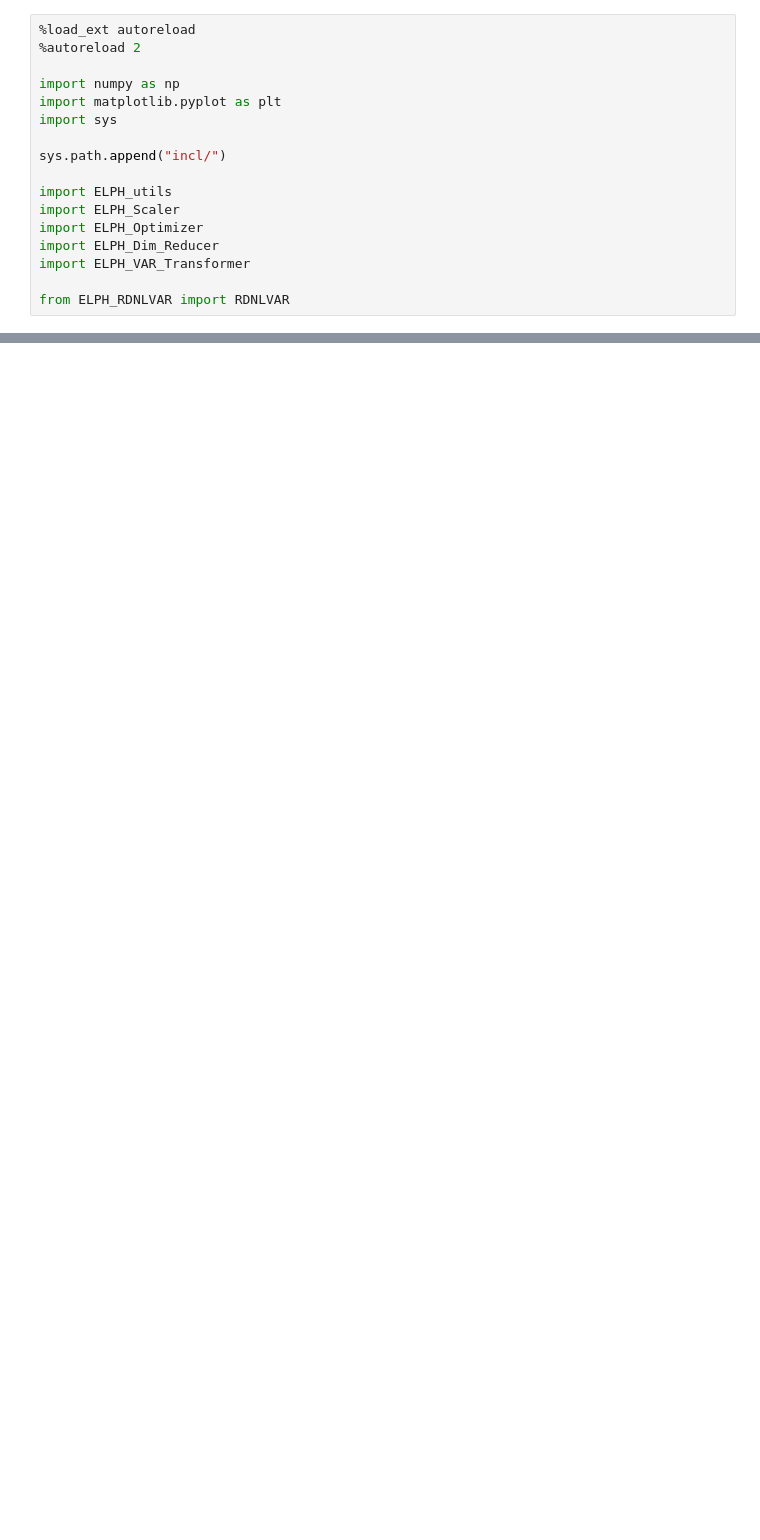
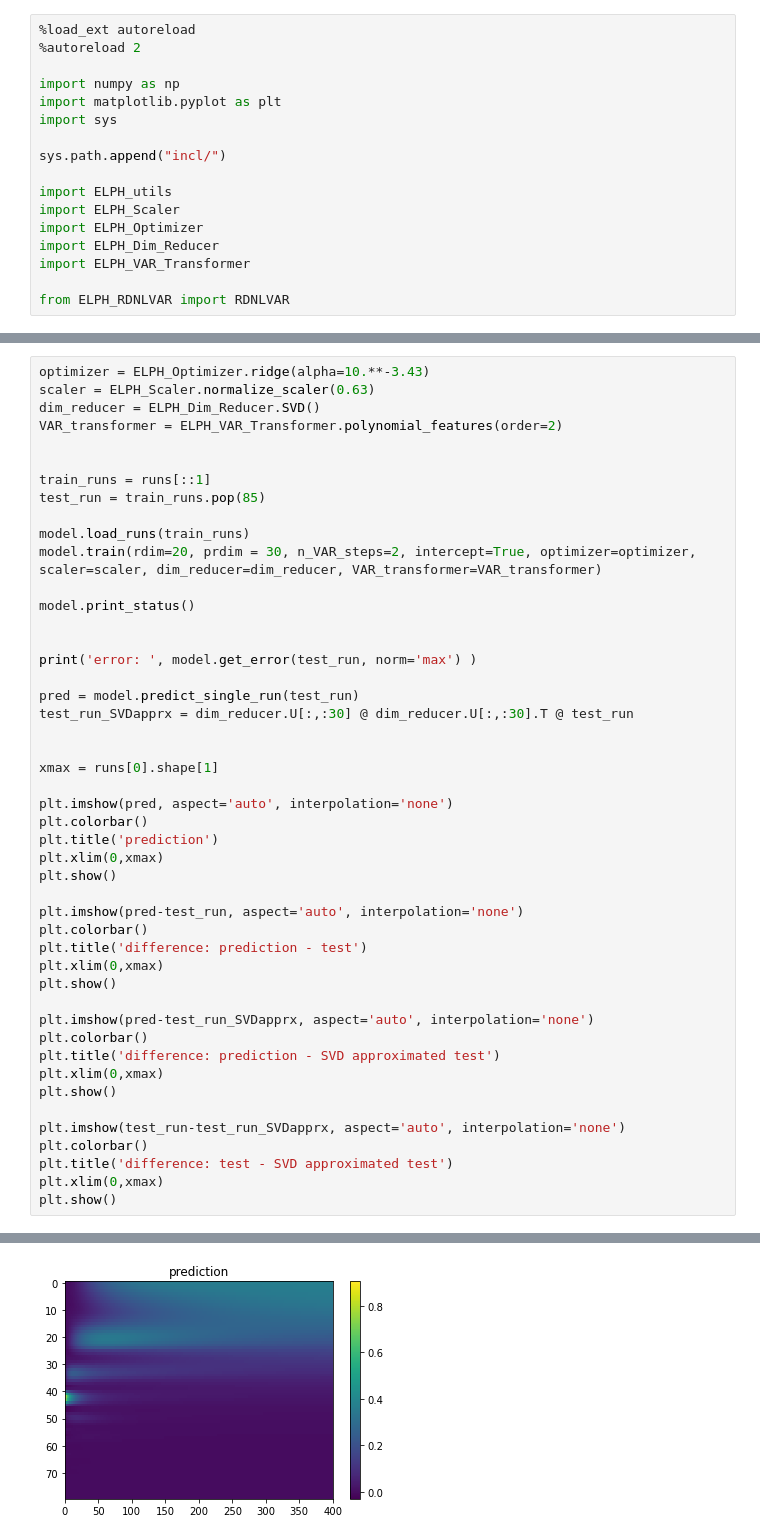
Before and after one commit to stmeinecke/derrom, a Jupyter notebook: ELPH-ML_RDNLVAR.ipynb, the cells around one changed output, grey strips where cells are left out. Cells and saved outputs as stored; diff of their text form; blank space fills up the shorter version.

```diff
--- a/ELPH-ML_RDNLVAR.ipynb
+++ b/ELPH-ML_RDNLVAR.ipynb
@@ -113,0 +126,48 @@ nan
+# %%
+optimizer = ELPH_Optimizer.ridge(alpha=10.**-3.43)
+scaler = ELPH_Scaler.normalize_scaler(0.63)
+dim_reducer = ELPH_Dim_Reducer.SVD()
+VAR_transformer = ELPH_VAR_Transformer.polynomial_features(order=2)
+
+
+train_runs = runs[::1]
+test_run = train_runs.pop(85)
+
+model.load_runs(train_runs)
+model.train(rdim=20, prdim = 30, n_VAR_steps=2, intercept=True, optimizer=optimizer, scaler=scaler, dim_reducer=dim_reducer, VAR_transformer=VAR_transformer)
+
+model.print_status()
+
+
+print('error: ', model.get_error(test_run, norm='max') )
+
+pred = model.predict_single_run(test_run)
+test_run_SVDapprx = dim_reducer.U[:,:30] @ dim_reducer.U[:,:30].T @ test_run
+
+
+xmax = runs[0].shape[1]
+
+plt.imshow(pred, aspect='auto', interpolation='none')
+plt.colorbar()
+plt.title('prediction')
+plt.xlim(0,xmax)
+plt.show()
+
+plt.imshow(pred-test_run, aspect='auto', interpolation='none')
+plt.colorbar()
+plt.title('difference: prediction - test')
+plt.xlim(0,xmax)
+plt.show()
+
+plt.imshow(pred-test_run_SVDapprx, aspect='auto', interpolation='none')
+plt.colorbar()
+plt.title('difference: prediction - SVD approximated test')
+plt.xlim(0,xmax)
+plt.show()
+
+plt.imshow(test_run-test_run_SVDapprx, aspect='auto', interpolation='none')
+plt.colorbar()
+plt.title('difference: test - SVD approximated test')
+plt.xlim(0,xmax)
+plt.show()
+# %% [output]
@@ -113,0 +181 @@ nan
+[figure, added]
```
Also changed, not shown: parts of 7 cells of this notebook, 3 other files.
